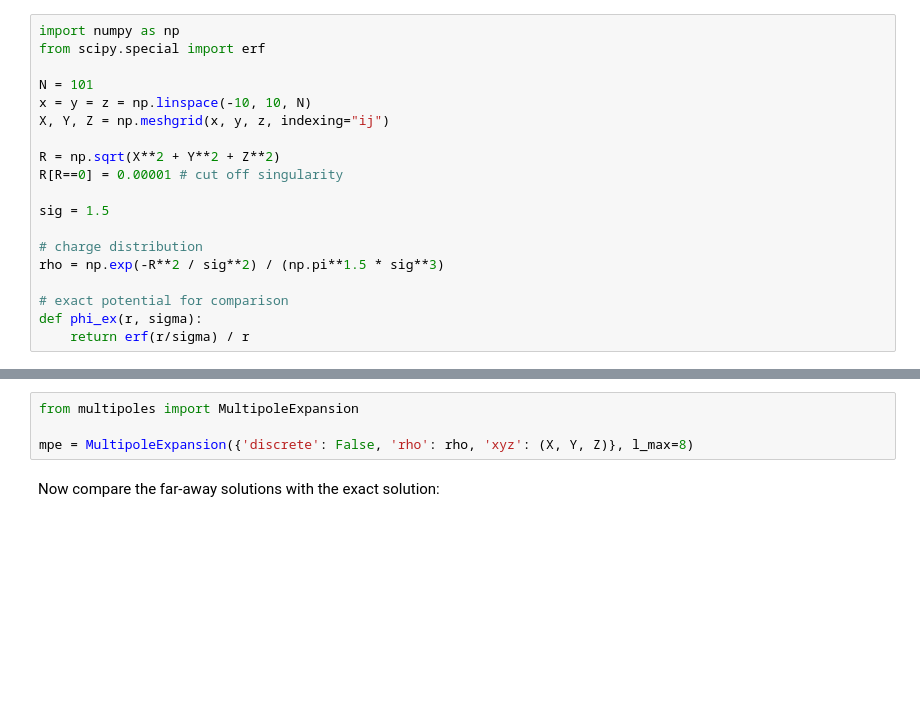
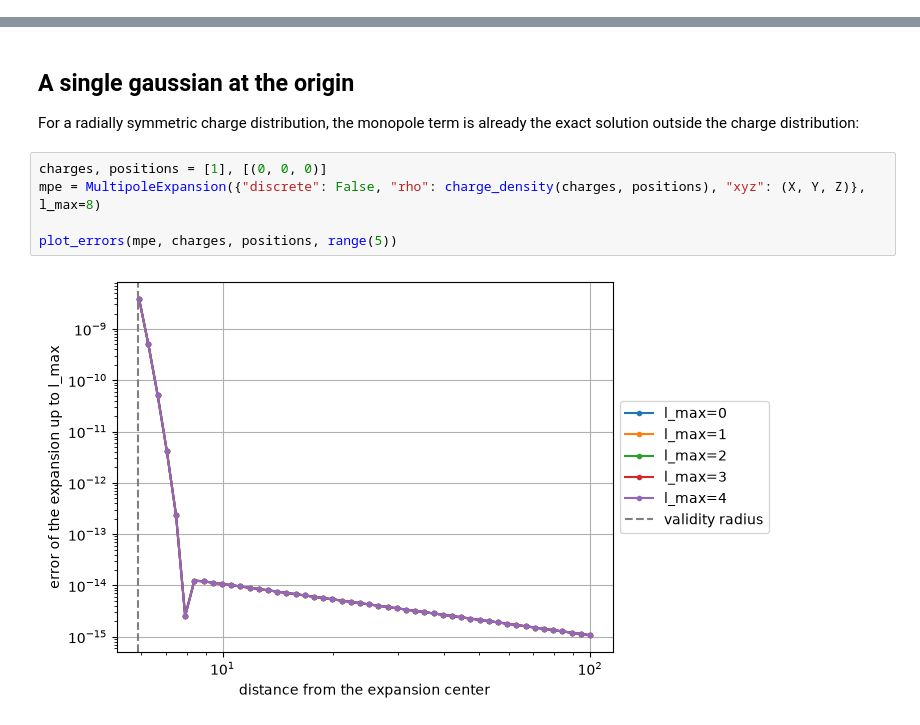
Before and after one commit to maroba/multipoles, a Jupyter notebook: docs/accuracy.ipynb, the cells around one changed output, grey strips where cells are left out. Saved outputs shown, nothing was run; the diff lists cells and outputs as text; blank space fills up the shorter version.

```diff
--- a/docs/accuracy.ipynb
+++ b/docs/accuracy.ipynb
@@ -20,19 +18,0 @@ Set up a numerical box containing the charge distribution:
-# %%
-import numpy as np
-from scipy.special import erf
-
-N = 101
-x = y = z = np.linspace(-10, 10, N)
-X, Y, Z = np.meshgrid(x, y, z, indexing="ij")
-
-R = np.sqrt(X**2 + Y**2 + Z**2)
-R[R==0] = 0.00001 # cut off singularity
-
-sig = 1.5
-
-# charge distribution
-rho = np.exp(-R**2 / sig**2) / (np.pi**1.5 * sig**3)
-
-# exact potential for comparison
-def phi_ex(r, sigma):
-    return erf(r/sigma) / r
@@ -48,6 +68,12 @@ Requirement already satisfied: scipy in /Users/mbaer/Library/Python/3.9/lib/pyth
+# %% [markdown]
+## A single gaussian at the origin
+
+For a radially symmetric charge distribution, the monopole term is already the exact solution outside the
+charge distribution:
 # %%
-from multipoles import MultipoleExpansion
+charges, positions = [1], [(0, 0, 0)]
+mpe = MultipoleExpansion({"discrete": False, "rho": charge_density(charges, positions), "xyz": (X, Y, Z)}, l_max=8)
 
-mpe = MultipoleExpansion({'discrete': False, 'rho': rho, 'xyz': (X, Y, Z)}, l_max=8)
+plot_errors(mpe, charges, positions, range(5))
+# %% [output]
+[figure, added]
-# %% [markdown]
-Now compare the far-away solutions with the exact solution:
```
Also changed, not shown: parts of 26 cells of this notebook, 15 other files.
